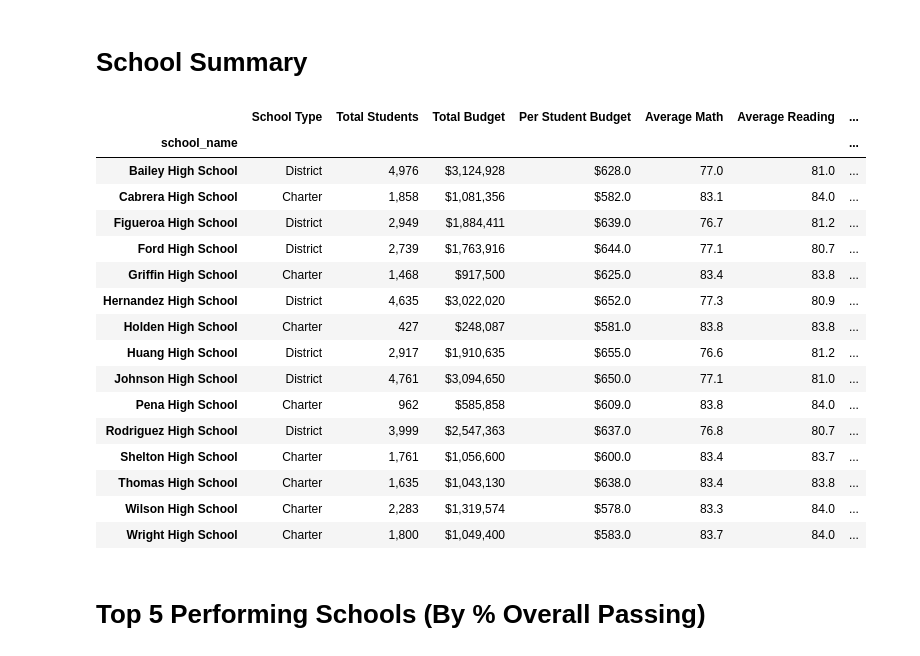
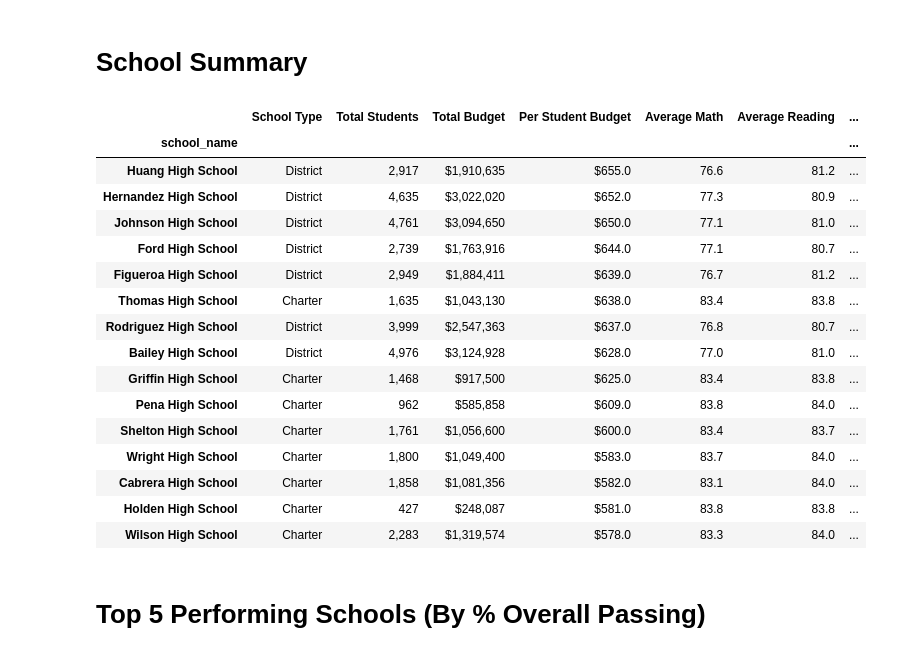
Before and after one commit to abdurrabb/pandas-challenge, a Jupyter notebook: PyCS_Summary.ipynb, the cells around one changed output. Drawn from its saved outputs; the diff is of its cells as text; code cells hidden in the pictures.

```diff
--- a/PyCS_Summary.ipynb
+++ b/PyCS_Summary.ipynb
@@ -411,7 +417,7 @@ array(['Huang High School', 'Figueroa High School', 'Shelton High School',
        'Rodriguez High School', 'Johnson High School', 'Ford High School',
        'Thomas High School'], dtype=object)
 # %%
-school_budget_per = school_budget/school_students
+school_budget_per = (school_budget/school_students)
 school_budget_per
 
 #   * Per Student Budget
@@ -438,38 +444,38 @@ dtype: float64
 # %%
 schools_dix = pd.DataFrame({"School Type":school_type,"Total Students":school_students,"Total Budget":school_budget,
               "Per Student Budget":school_budget_per,"Average Math":school_math_avg,"Average Reading":school_read_avg,
               "% Passing Math":school_prc_pass_math,"% Passing Reading":school_prc_pass_read,"% Passing Overall":school_prc_pass_read_math
                })
-
-schools_dix["Total Students"] = schools_dix["Total Students"].map("{:,}".format)
-schools_dix["Total Budget"] = schools_dix["Total Budget"].map("${:,}".format)
-schools_dix["Per Student Budget"] = schools_dix["Per Student Budget"].map("${:,}".format)
-schools_dix["Average Math"] = schools_dix["Average Math"].map("{:.1f}".format)
-schools_dix["Average Reading"] = schools_dix["Average Reading"].map("{:.1f}".format)
-schools_dix["% Passing Math"] = schools_dix["% Passing Math"].map("{:.1f}%".format)
-schools_dix["% Passing Reading"] = schools_dix["% Passing Reading"].map("{:.1f}%".format)
-schools_dix["% Passing Overall"] = schools_dix["% Passing Overall"].map("{:.1f}%".format)
-schools_dix
+schools_dix2 = schools_dix.copy()
+schools_dix2["Total Students"] = schools_dix2["Total Students"].map("{:,}".format)
+schools_dix2["Total Budget"] = schools_dix2["Total Budget"].map("${:,}".format)
+schools_dix2["Per Student Budget"] = schools_dix2["Per Student Budget"].map("${:,}".format)
+schools_dix2["Average Math"] = schools_dix2["Average Math"].map("{:.1f}".format)
+schools_dix2["Average Reading"] = schools_dix2["Average Reading"].map("{:.1f}".format)
+schools_dix2["% Passing Math"] = schools_dix2["% Passing Math"].map("{:.1f}%".format)
+schools_dix2["% Passing Reading"] = schools_dix2["% Passing Reading"].map("{:.1f}%".format)
+schools_dix2["% Passing Overall"] = schools_dix2["% Passing Overall"].map("{:.1f}%".format)
+schools_dix2.sort_values(by='Per Student Budget', ascending=False)
 
 #* Create an overview table that summarizes key metrics about each school, including:
 # %% [output]
 |  | School Type | Total Students | Total Budget | Per Student Budget | Average Math | Average Reading | ... |
 | school_name |  |  |  |  |  |  | ... |
+| Huang High School | District | 2,917 | $1,910,635 | $655.0 | 76.6 | 81.2 | ... |
+| Hernandez High School | District | 4,635 | $3,022,020 | $652.0 | 77.3 | 80.9 | ... |
+| Johnson High School | District | 4,761 | $3,094,650 | $650.0 | 77.1 | 81.0 | ... |
+| Ford High School | District | 2,739 | $1,763,916 | $644.0 | 77.1 | 80.7 | ... |
+| Figueroa High School | District | 2,949 | $1,884,411 | $639.0 | 76.7 | 81.2 | ... |
+| Thomas High School | Charter | 1,635 | $1,043,130 | $638.0 | 83.4 | 83.8 | ... |
+| Rodriguez High School | District | 3,999 | $2,547,363 | $637.0 | 76.8 | 80.7 | ... |
 | Bailey High School | District | 4,976 | $3,124,928 | $628.0 | 77.0 | 81.0 | ... |
+| Griffin High School | Charter | 1,468 | $917,500 | $625.0 | 83.4 | 83.8 | ... |
+| Pena High School | Charter | 962 | $585,858 | $609.0 | 83.8 | 84.0 | ... |
+| Shelton High School | Charter | 1,761 | $1,056,600 | $600.0 | 83.4 | 83.7 | ... |
+| Wright High School | Charter | 1,800 | $1,049,400 | $583.0 | 83.7 | 84.0 | ... |
 | Cabrera High School | Charter | 1,858 | $1,081,356 | $582.0 | 83.1 | 84.0 | ... |
-| Figueroa High School | District | 2,949 | $1,884,411 | $639.0 | 76.7 | 81.2 | ... |
-| Ford High School | District | 2,739 | $1,763,916 | $644.0 | 77.1 | 80.7 | ... |
-| Griffin High School | Charter | 1,468 | $917,500 | $625.0 | 83.4 | 83.8 | ... |
-| Hernandez High School | District | 4,635 | $3,022,020 | $652.0 | 77.3 | 80.9 | ... |
 | Holden High School | Charter | 427 | $248,087 | $581.0 | 83.8 | 83.8 | ... |
-| Huang High School | District | 2,917 | $1,910,635 | $655.0 | 76.6 | 81.2 | ... |
-| Johnson High School | District | 4,761 | $3,094,650 | $650.0 | 77.1 | 81.0 | ... |
-| Pena High School | Charter | 962 | $585,858 | $609.0 | 83.8 | 84.0 | ... |
-| Rodriguez High School | District | 3,999 | $2,547,363 | $637.0 | 76.8 | 80.7 | ... |
-| Shelton High School | Charter | 1,761 | $1,056,600 | $600.0 | 83.4 | 83.7 | ... |
-| Thomas High School | Charter | 1,635 | $1,043,130 | $638.0 | 83.4 | 83.8 | ... |
 | Wilson High School | Charter | 2,283 | $1,319,574 | $578.0 | 83.3 | 84.0 | ... |
-| Wright High School | Charter | 1,800 | $1,049,400 | $583.0 | 83.7 | 84.0 | ... |
 # %% [markdown]
 # Top 5 Performing Schools (By % Overall Passing)
 # %%
```
Also changed, not shown: parts of 10 cells of this notebook.
